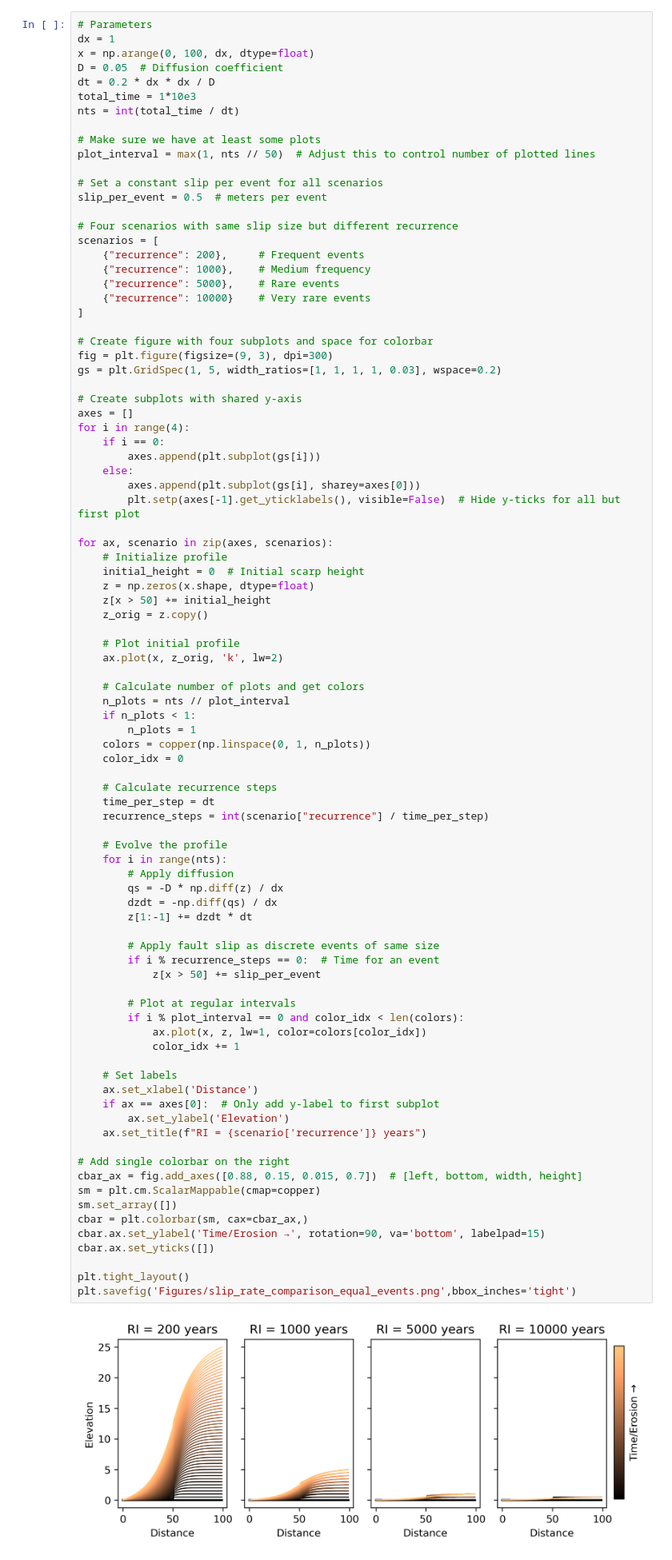
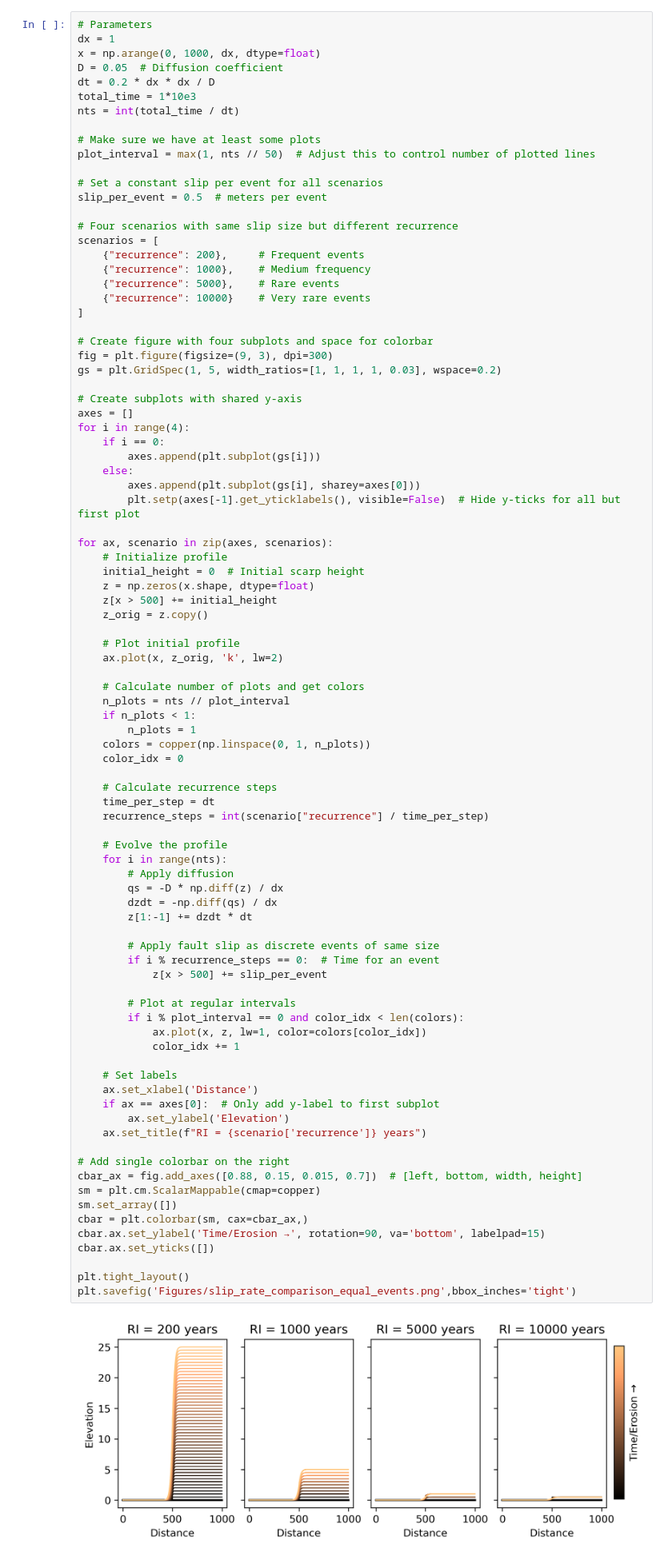
Before and after one commit to absrp/landscape_evolution_earthquake_ruptures, a Jupyter notebook: slip_rate_vs_diffusion competition.ipynb, the cells around one changed output. Shown: that part at 80% size. Saved outputs shown, nothing was run; the diff lists cells and outputs as text.

```diff
--- a/slip_rate_vs_diffusion competition.ipynb
+++ b/slip_rate_vs_diffusion competition.ipynb
@@ -48,7 +48,7 @@ plt.savefig('Figures/diff_cartoon.png')
 # %%
 # Parameters
 dx = 1
-x = np.arange(0, 100, dx, dtype=float)
+x = np.arange(0, 1000, dx, dtype=float)
 D = 0.05  # Diffusion coefficient
 dt = 0.2 * dx * dx / D
 total_time = 1*10e3
@@ -85,7 +85,7 @@ for ax, scenario in zip(axes, scenarios):
     # Initialize profile
     initial_height = 0  # Initial scarp height
     z = np.zeros(x.shape, dtype=float)
-    z[x > 50] += initial_height
+    z[x > 500] += initial_height
     z_orig = z.copy()
 
     # Plot initial profile
@@ -107,32 +107,32 @@ for ax, scenario in zip(axes, scenarios):
         # Apply diffusion
         qs = -D * np.diff(z) / dx
         dzdt = -np.diff(qs) / dx
         z[1:-1] += dzdt * dt
 
         # Apply fault slip as discrete events of same size
         if i % recurrence_steps == 0:  # Time for an event
-            z[x > 50] += slip_per_event
+            z[x > 500] += slip_per_event
 
         # Plot at regular intervals
         if i % plot_interval == 0 and color_idx < len(colors):
             ax.plot(x, z, lw=1, color=colors[color_idx])
             color_idx += 1
 
     # Set labels
     ax.set_xlabel('Distance')
     if ax == axes[0]:  # Only add y-label to first subplot
         ax.set_ylabel('Elevation')
     ax.set_title(f"RI = {scenario['recurrence']} years")
 
 # Add single colorbar on the right
 cbar_ax = fig.add_axes([0.88, 0.15, 0.015, 0.7])  # [left, bottom, width, height]
 sm = plt.cm.ScalarMappable(cmap=copper)
 sm.set_array([])
 cbar = plt.colorbar(sm, cax=cbar_ax,)
 cbar.ax.set_ylabel('Time/Erosion →', rotation=90, va='bottom', labelpad=15)
 cbar.ax.set_yticks([])
 
 plt.tight_layout()
 plt.savefig('Figures/slip_rate_comparison_equal_events.png',bbox_inches='tight')
 # %% [output]
-[figure, old version]
+[figure, new version]
```
Also changed, not shown: parts of 1 cell of this notebook.
